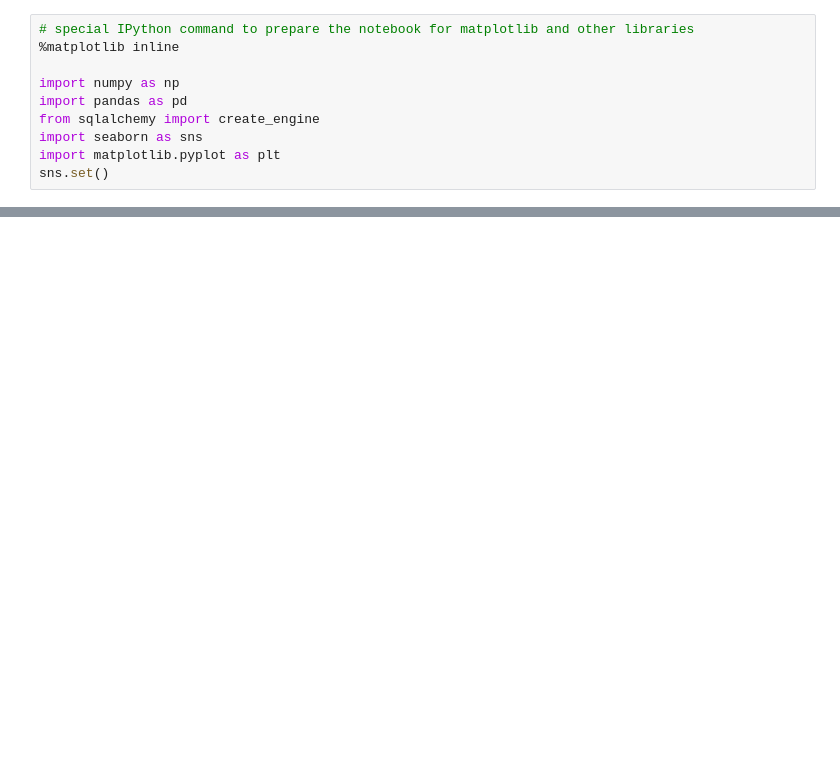
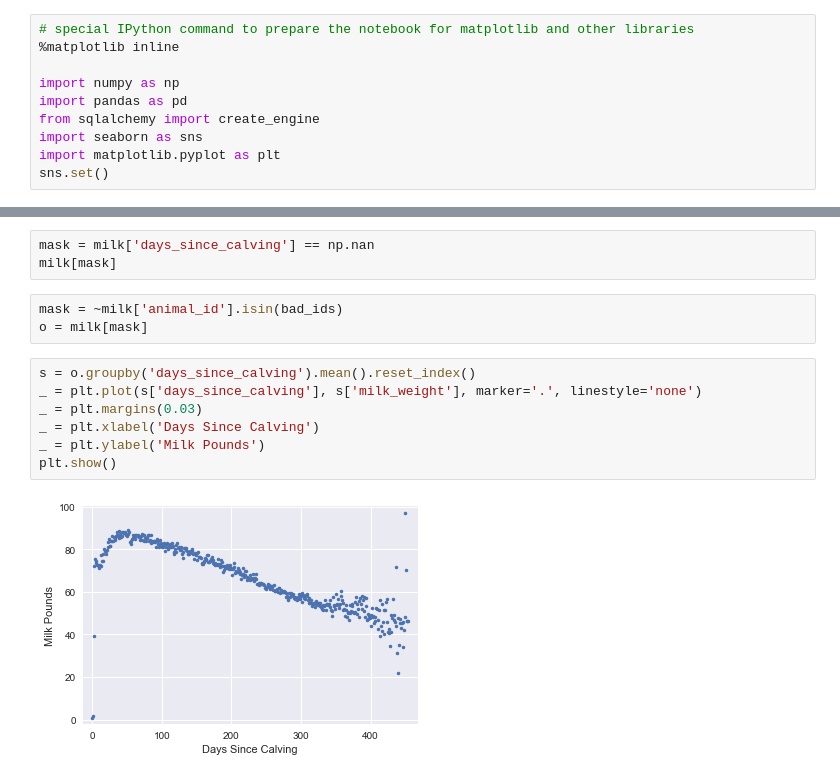
Before and after one commit to falaktheoptimist/happy-cows, a Jupyter notebook: notebooks/visualizing_dry_period.ipynb, the cells around one changed output, grey strips where cells are left out. Drawn from its saved outputs; the diff is of its cells as text; blank space fills up the shorter version.

```diff
--- a/notebooks/visualizing_dry_period.ipynb
+++ b/notebooks/visualizing_dry_period.ipynb
@@ -69,0 +43,15 @@ plt.show()
+# %%
+mask = milk['days_since_calving'] == np.nan
+milk[mask]
+# %%
+mask = ~milk['animal_id'].isin(bad_ids)
+o = milk[mask]
+# %%
+s = o.groupby('days_since_calving').mean().reset_index()
+_ = plt.plot(s['days_since_calving'], s['milk_weight'], marker='.', linestyle='none')
+_ = plt.margins(0.03)
+_ = plt.xlabel('Days Since Calving')
+_ = plt.ylabel('Milk Pounds')
+plt.show()
+# %% [output]
+[figure, added]
```
Also changed, not shown: parts of 8 cells of this notebook, 13 other files.
